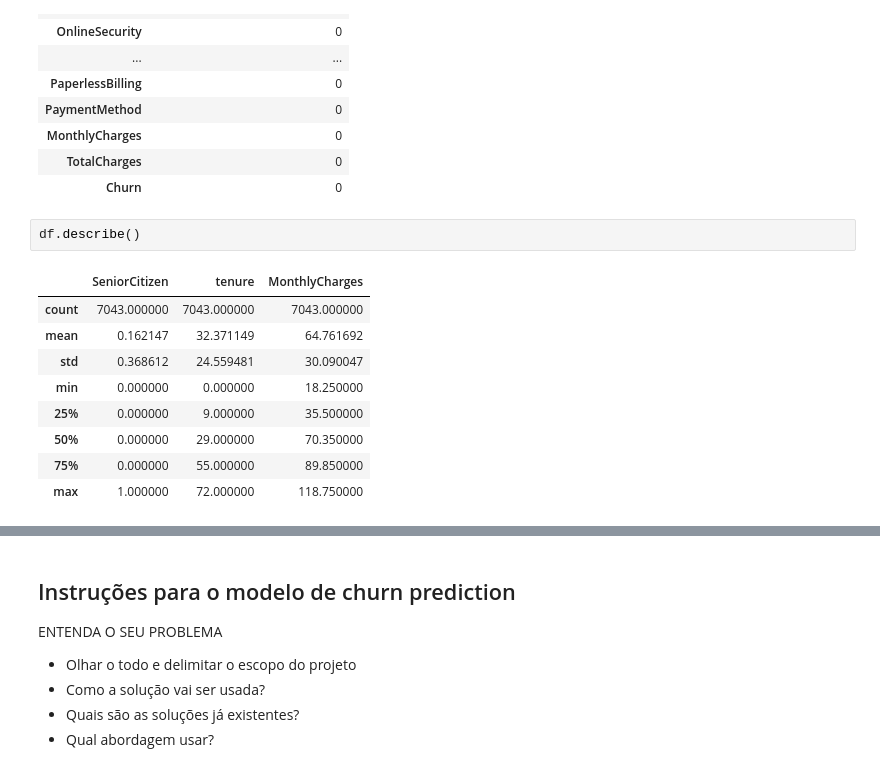
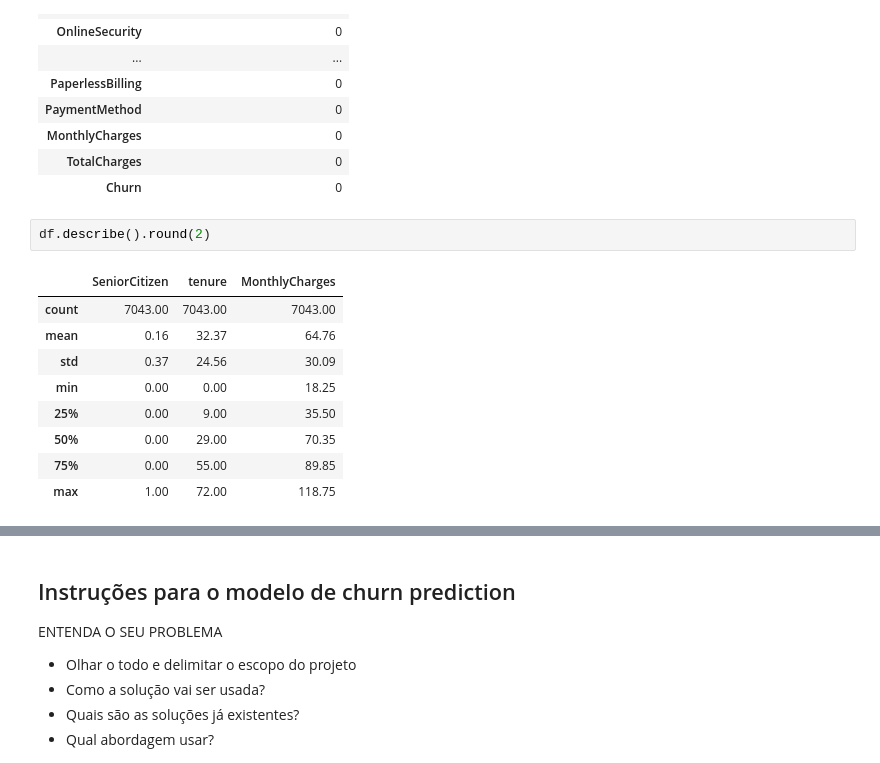
Before and after one commit to FerrazThales/Churn_prediction, a Jupyter notebook: Churn_Prediction_para_uma_empresa_de_Telecomunicações.ipynb, the cells around one changed output, grey strips where cells are left out. Drawn from its saved outputs; the diff is of its cells as text.

```diff
--- a/Churn_Prediction_para_uma_empresa_de_Telecomunicações.ipynb
+++ b/Churn_Prediction_para_uma_empresa_de_Telecomunicações.ipynb
@@ -136,15 +136,15 @@ pd.DataFrame(df.isnull().sum(),columns=['Quantidade de valores ausentes'])
 | TotalCharges | 0 |
 | Churn | 0 |
 # %%
-df.describe()
+df.describe().round(2)
 # %% [output]
 |  | SeniorCitizen | tenure | MonthlyCharges |
-| count | 7043.000000 | 7043.000000 | 7043.000000 |
-| mean | 0.162147 | 32.371149 | 64.761692 |
-| std | 0.368612 | 24.559481 | 30.090047 |
-| min | 0.000000 | 0.000000 | 18.250000 |
-| 25% | 0.000000 | 9.000000 | 35.500000 |
-| 50% | 0.000000 | 29.000000 | 70.350000 |
-| 75% | 0.000000 | 55.000000 | 89.850000 |
-| max | 1.000000 | 72.000000 | 118.750000 |
+| count | 7043.00 | 7043.00 | 7043.00 |
+| mean | 0.16 | 32.37 | 64.76 |
+| std | 0.37 | 24.56 | 30.09 |
+| min | 0.00 | 0.00 | 18.25 |
+| 25% | 0.00 | 9.00 | 35.50 |
+| 50% | 0.00 | 29.00 | 70.35 |
+| 75% | 0.00 | 55.00 | 89.85 |
+| max | 1.00 | 72.00 | 118.75 |
 # %% [markdown]
```
Also changed, not shown: parts of 12 cells of this notebook.
